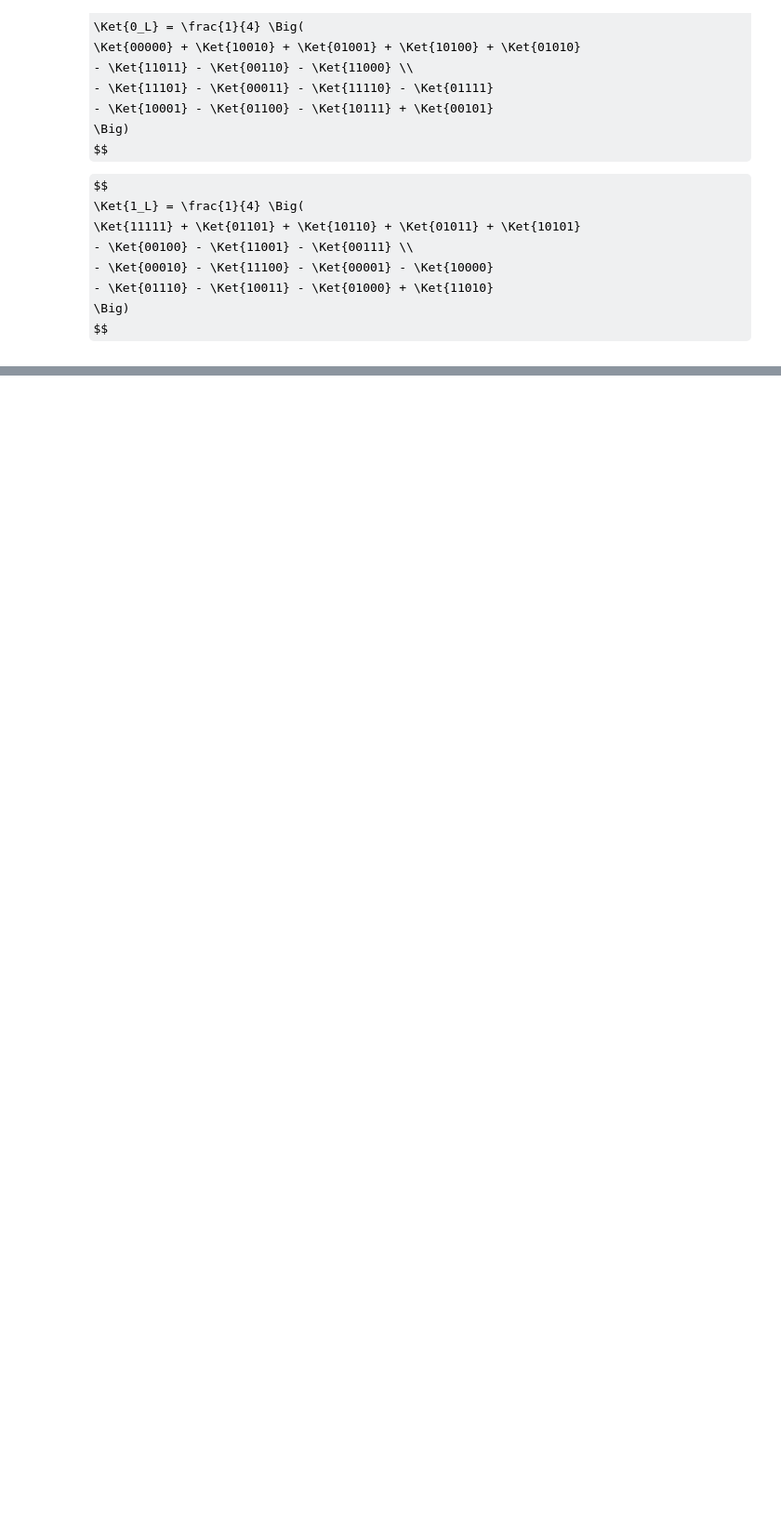
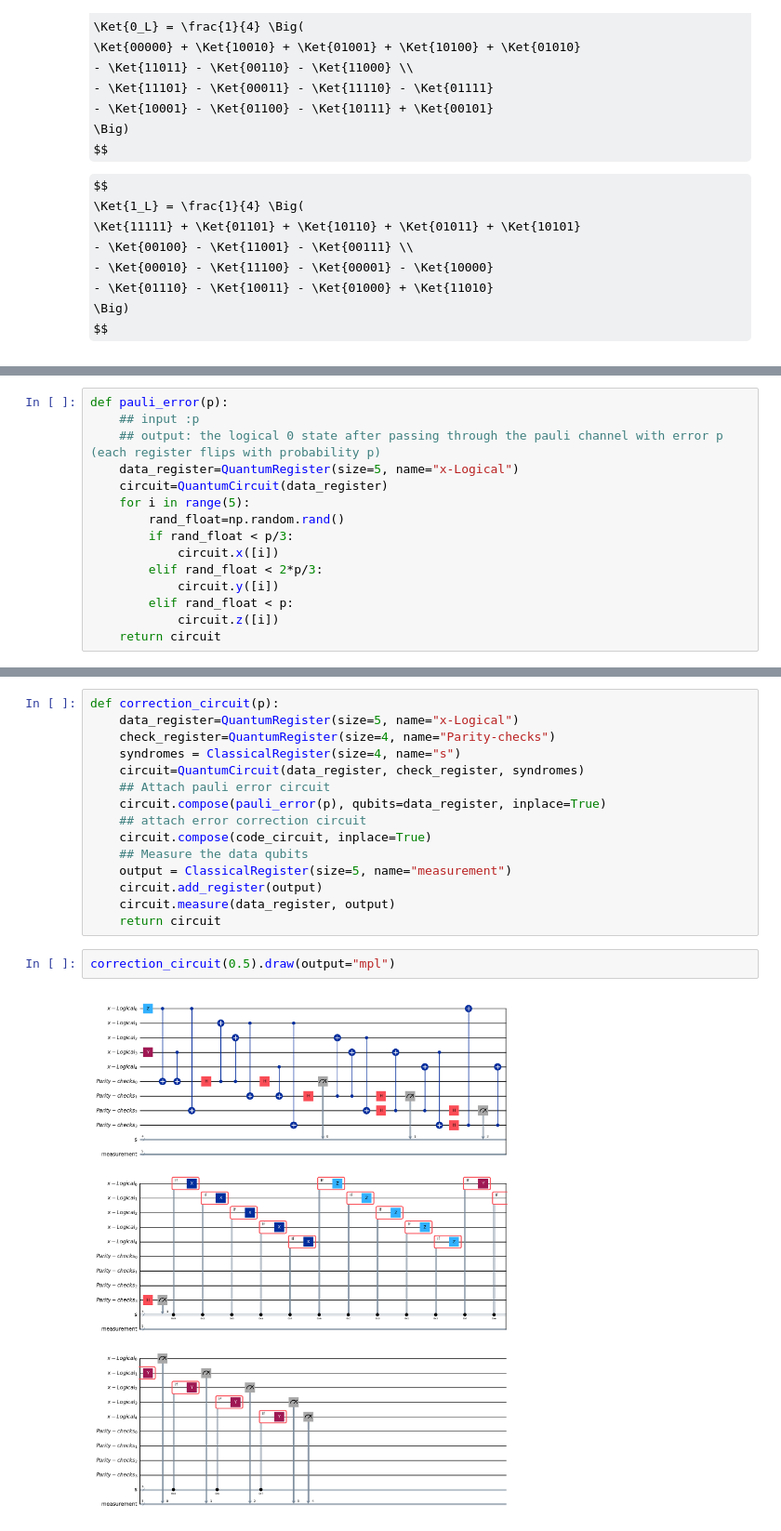
Before and after one commit to adarsh-srinivasan/5-qubit-code, a Jupyter notebook: Quantum-Error-Correction.ipynb, the cells around one changed output, grey strips where cells are left out. Shown at 93% size. Drawn from its saved outputs; the diff is of its cells as text; some formulas as TeX source; blank space fills up the shorter version.

```diff
--- a/Quantum-Error-Correction.ipynb
+++ b/Quantum-Error-Correction.ipynb
@@ -204,0 +212,15 @@ Statevector([ 0.25+0.j,  0.  +0.j,  0.  +0.j, -0.25+0.j,  0.  +0.j,
+# %%
+def pauli_error(p):
+    ## input :p
+    ## output: the logical 0 state after passing through the pauli channel with error p (each register flips with probability p)
+    data_register=QuantumRegister(size=5, name="x-Logical")
+    circuit=QuantumCircuit(data_register)
+    for i in range(5):
+        rand_float=np.random.rand()
+        if rand_float < p/3:
+            circuit.x([i])
+        elif rand_float < 2*p/3:
+            circuit.y([i])
+        elif rand_float < p:
+            circuit.z([i])
+    return circuit
@@ -204,0 +231,19 @@ Statevector([ 0.25+0.j,  0.  +0.j,  0.  +0.j, -0.25+0.j,  0.  +0.j,
+# %%
+def correction_circuit(p):
+    data_register=QuantumRegister(size=5, name="x-Logical")
+    check_register=QuantumRegister(size=4, name="Parity-checks")
+    syndromes = ClassicalRegister(size=4, name="s")
+    circuit=QuantumCircuit(data_register, check_register, syndromes)
+    ## Attach pauli error circuit
+    circuit.compose(pauli_error(p), qubits=data_register, inplace=True)
+    ## attach error correction circuit
+    circuit.compose(code_circuit, inplace=True)
+    ## Measure the data qubits
+    output = ClassicalRegister(size=5, name="measurement")
+    circuit.add_register(output)
+    circuit.measure(data_register, output)
+    return circuit
+# %%
+correction_circuit(0.5).draw(output="mpl")
+# %% [output]
+[figure, added]
```
Also changed, not shown: parts of 7 cells of this notebook.
